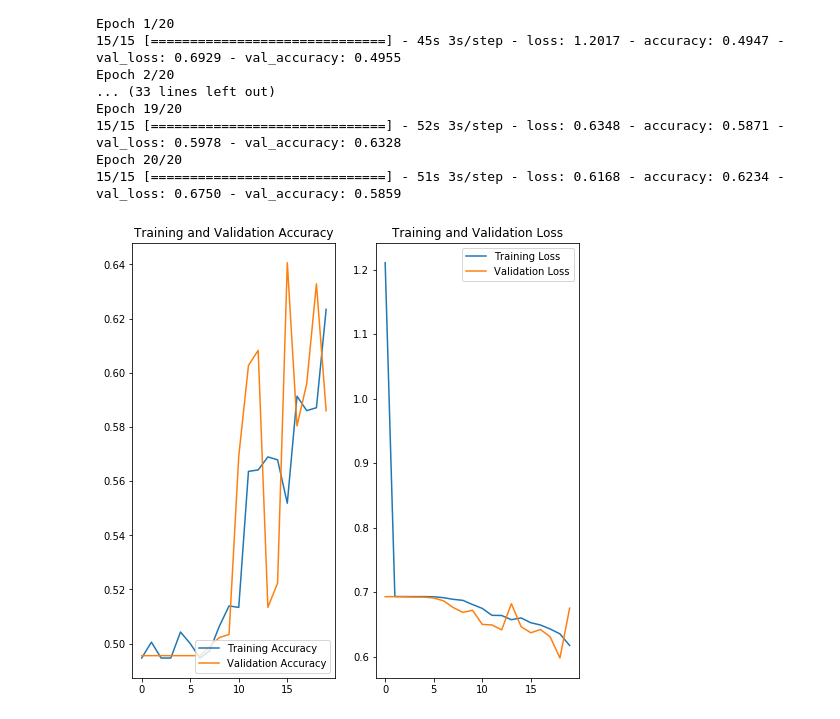
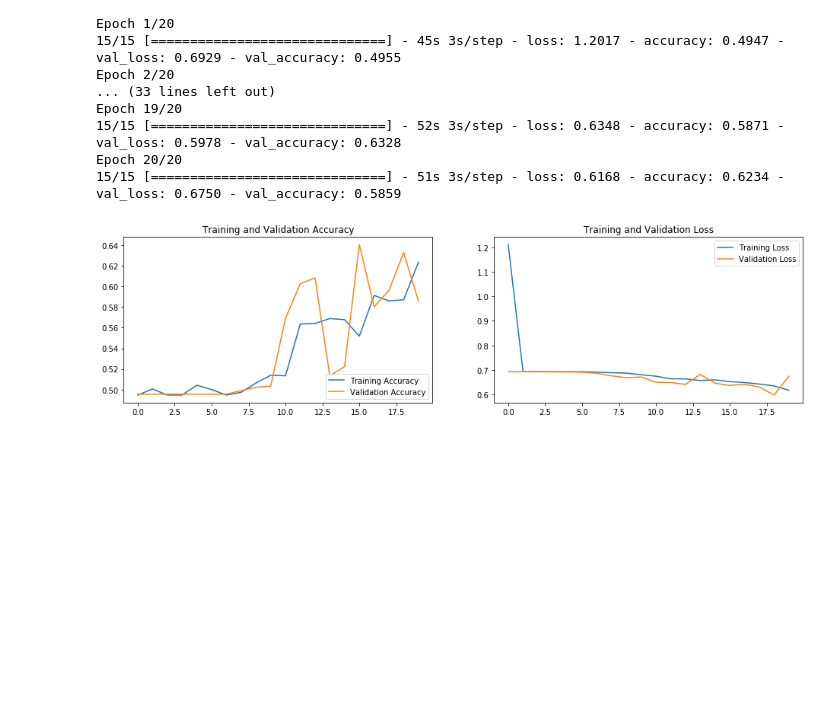
Before and after one commit to asonib/deeplearning, a Jupyter notebook: ConvoNet/tensorflow-image-classifier/tensorflow-core-img-classifier.ipynb, the cells around one changed output. Drawn from its saved outputs; the diff is of its cells as text; code cells hidden in the pictures; blank space fills up the shorter version.

```diff
--- a/ConvoNet/tensorflow-image-classifier/tensorflow-core-img-classifier.ipynb
+++ b/ConvoNet/tensorflow-image-classifier/tensorflow-core-img-classifier.ipynb
@@ -319,24 +319,24 @@ Epoch 20/20
 # %%
 acc = history.history['accuracy']
 val_acc = history.history['val_accuracy']
 
 loss = history.history['loss']
 val_loss = history.history['val_loss']
 
 epochs_range = range(20)
 
-plt.figure(figsize=(8, 8))
+plt.figure(figsize=(16, 4))
 plt.subplot(1, 2, 1)
 plt.plot(epochs_range, acc, label='Training Accuracy')
 plt.plot(epochs_range, val_acc, label='Validation Accuracy')
 plt.legend(loc='lower right')
 plt.title('Training and Validation Accuracy')
 
 plt.subplot(1, 2, 2)
 plt.plot(epochs_range, loss, label='Training Loss')
 plt.plot(epochs_range, val_loss, label='Validation Loss')
 plt.legend(loc='upper right')
 plt.title('Training and Validation Loss')
 plt.show()
 # %% [output]
-[figure, old version]
+[figure, new version]
```
Also changed, not shown: 3 other files.
